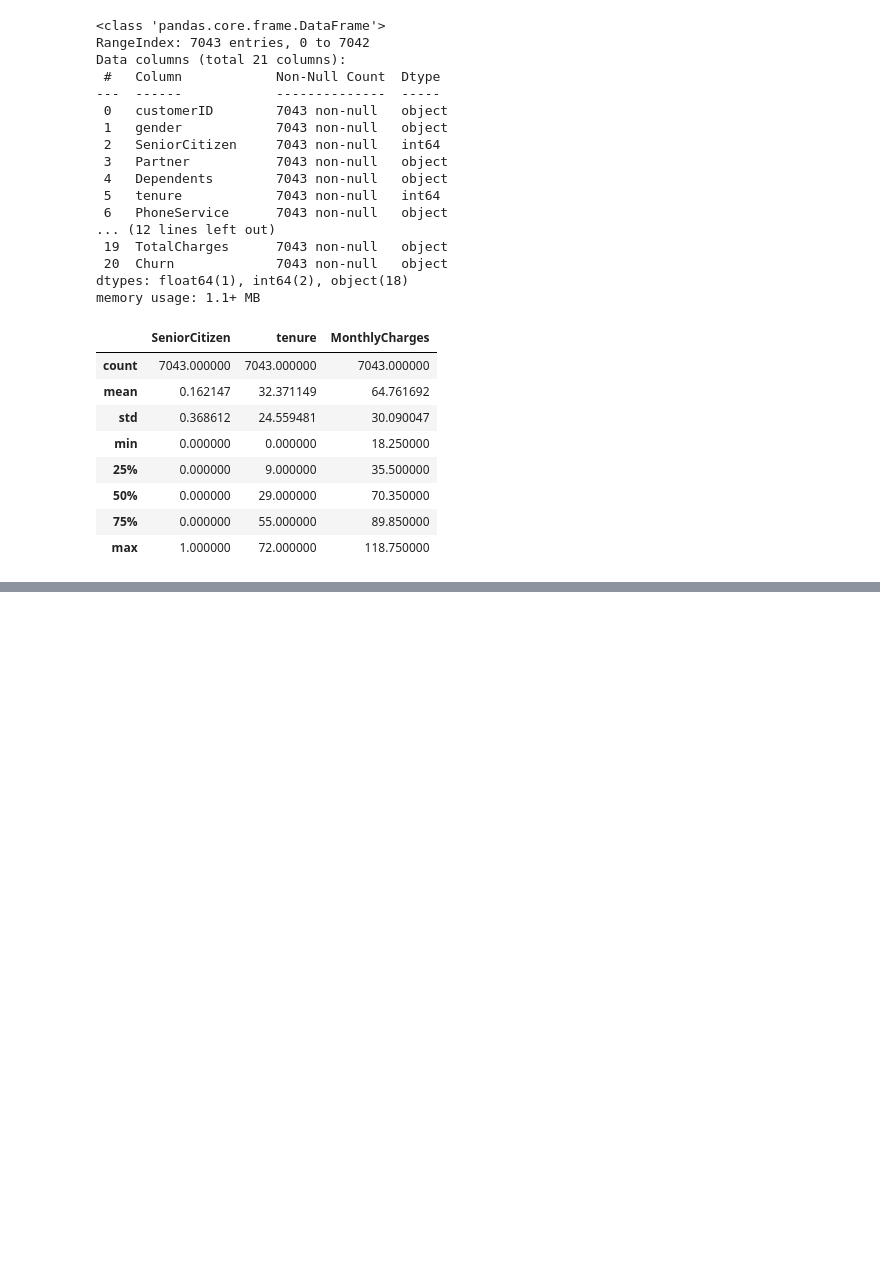
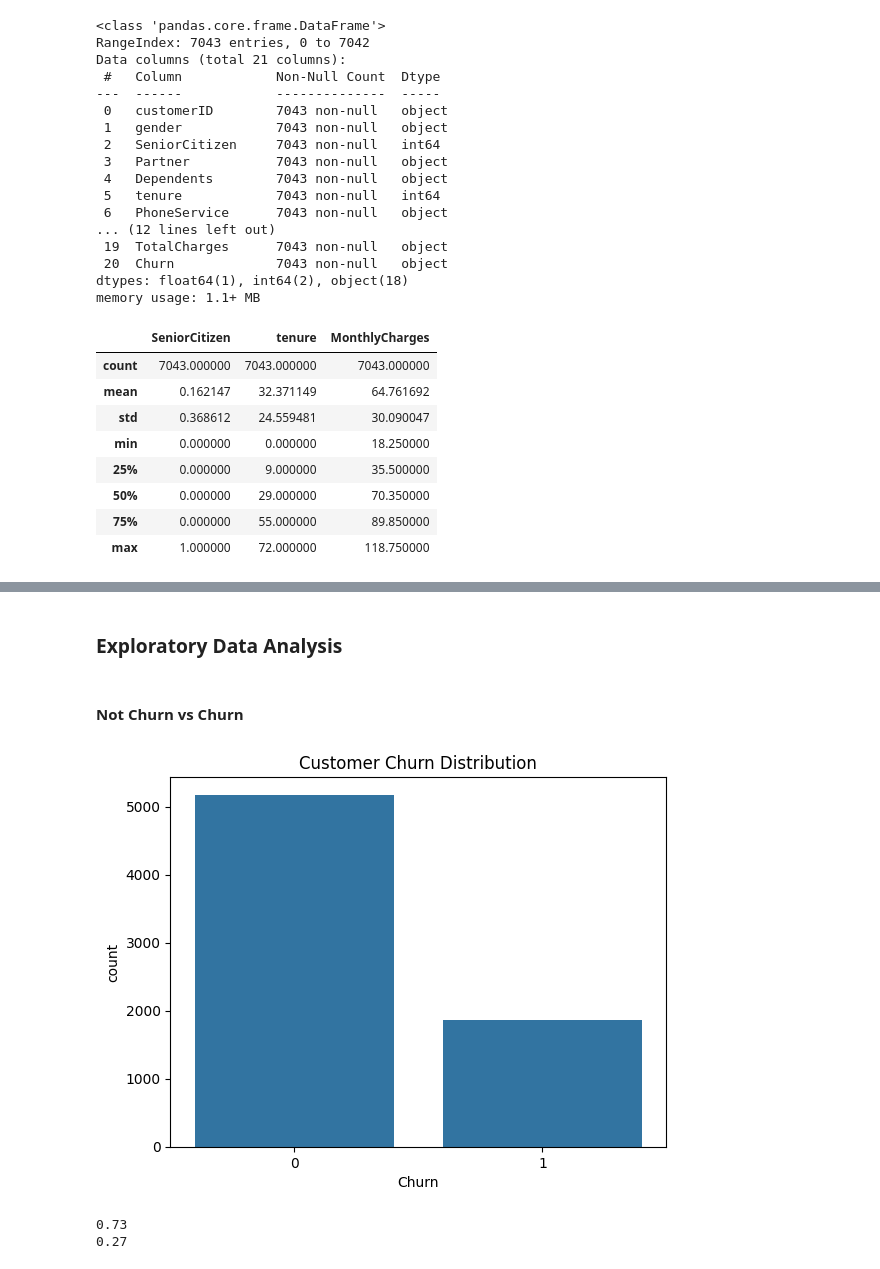
Before and after one commit to JuanSeguraA/customer-churn-prediction, a Jupyter notebook: churn_prediction.ipynb, the cells around one changed output, grey strips where cells are left out. Saved outputs shown, nothing was run; the diff lists cells and outputs as text; code cells hidden in the pictures; blank space fills up the shorter version.

```diff
--- a/churn_prediction.ipynb
+++ b/churn_prediction.ipynb
@@ -73,15 +79,21 @@ df.describe()
 | 75% | 0.000000 | 55.000000 | 89.850000 |
 | max | 1.000000 | 72.000000 | 118.750000 |
 # %%
+binary_cols = []
 
-binary_cols = [
-    "Partner", "Dependents", "PhoneService", "OnlineSecurity", "OnlineBackup",
-    "DeviceProtection", "TechSupport", "StreamingTV", "StreamingMovies",
-    "PaperlessBilling", "Churn"
-]
 
-for col in binary_cols:
-    df[col] = df[col].replace({'Yes': 1, 'No': 0})
+for col in df.columns:
+    uniques = df[col].unique()
+    if set(uniques).issubset({"Yes", "No"}):
+        binary_cols.append(col)
 
-df.head().T
+
+df[binary_cols] = df[binary_cols].replace({
+    "Yes": 1,
+    "No": 0,
+}).astype('int8')
+
+
+df.head()
+print(binary_cols)
 # %% [output]
@@ -104,0 +101,6 @@ df.head().T
+# %%
+df.info()
+df["TotalCharges"] = pd.to_numeric(df["TotalCharges"], errors="coerce")
+df.isna().sum()
+
+df[df["TotalCharges"].isna()]
@@ -104,0 +144,3 @@ df.head().T
+# %%
+df["TotalCharges"] = df["TotalCharges"].fillna(0)
+df.isna().sum()
@@ -104,0 +165,22 @@ df.head().T
+# %% [markdown]
+### Exploratory Data Analysis
+# %% [markdown]
+#### Not Churn vs Churn
+# %%
+sns.countplot(data=df, x="Churn")
+plt.title("Customer Churn Distribution")
+plt.show()
+# %% [output]
+[figure, added]
+# %%
+total = 7043
+not_churn = (df["Churn"] == 0).sum()
+churn = (df["Churn"] == 1).sum()
+
+not_churn_percent = (not_churn / total).round(2)
+print(not_churn_percent)
+churn_percent = (churn / total).round(2)
+print(churn_percent)
+# %% [output]
+0.73
+0.27
```
Also changed, not shown: parts of 20 cells of this notebook.
